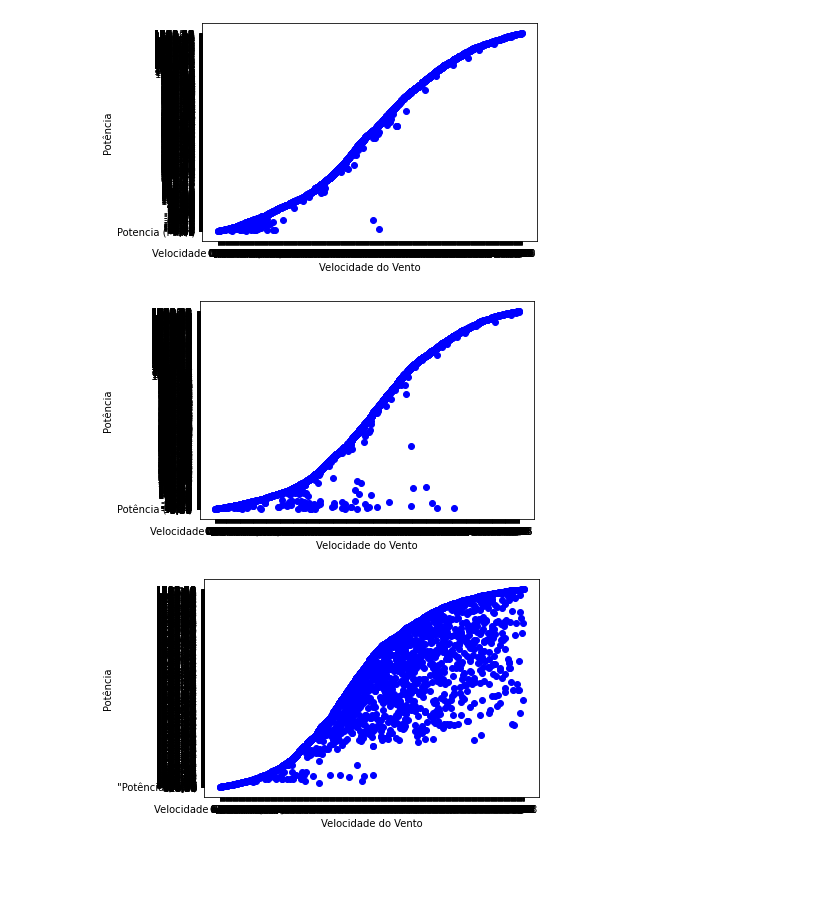
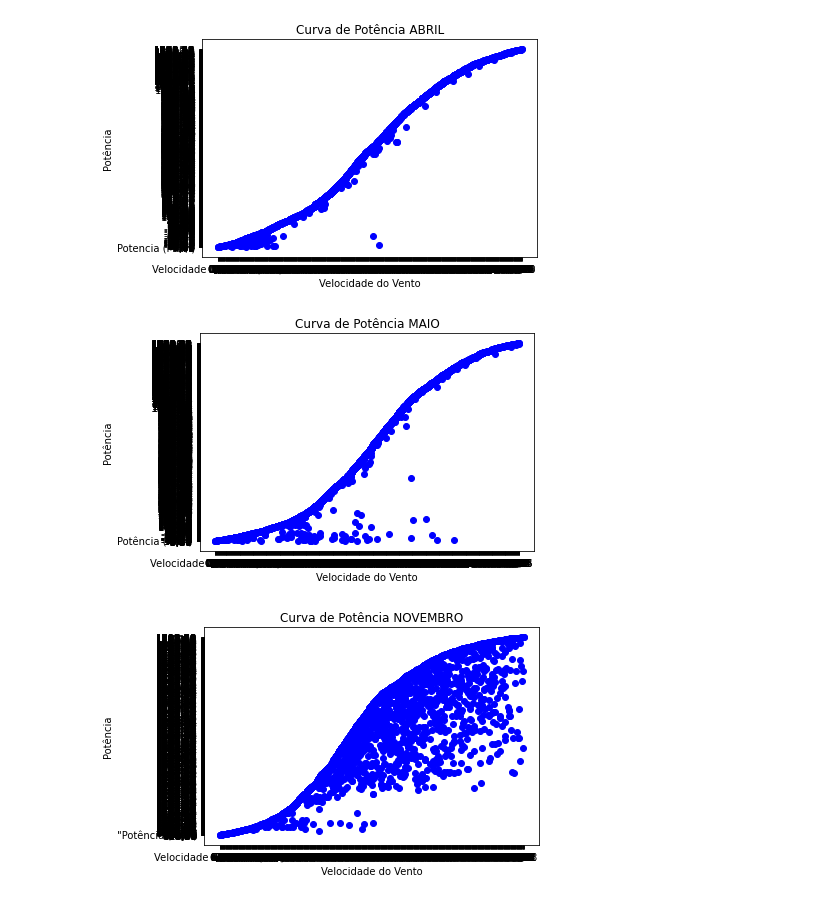
Before and after one commit to annaelizabethpsantos/LogAp_desafio, a Jupyter notebook: Plotagem_dos_datasets.ipynb, the cells around one changed output. Saved outputs shown, nothing was run; the diff lists cells and outputs as text; code cells hidden in the pictures; blank space fills up the shorter version.

```diff
--- a/Plotagem_dos_datasets.ipynb
+++ b/Plotagem_dos_datasets.ipynb
@@ -3,28 +3,28 @@
 # %%
 #ler o arquivo CSV e plotar
 
 import matplotlib.pyplot as plt
 import pandas as pd
 import csv
 
 csvfile = open('/content/Abr-2017-curva-potencia-windbox.csv', 'r')
 #spamreader = csv.reader(csvfile, delimiter=';')
 
 x = []
 y = []
 
 for line in csvfile:
   line = line.strip()
   X, Y = line.split(';')
   x.append(X)
   y.append(Y)
-
+plt.title('Curva de Potência ABRIL')
 plt.scatter(x, y, color='blue')
 plt.xlabel("Velocidade do Vento")
 plt.ylabel("Potência")
 plt.show()
 # %% [output]
-[figure, old version]
+[figure, new version]
 # %%
 #ler o arquivo CSV e plotar
 
@@ -43,13 +43,13 @@ for line in csvfile:
   X, Y = line.split(';')
   x.append(X)
   y.append(Y)
-
+plt.title('Curva de Potência MAIO')
 plt.scatter(x, y, color='blue')
 plt.xlabel("Velocidade do Vento")
 plt.ylabel("Potência")
 plt.show()
 # %% [output]
-[figure, old version]
+[figure, new version]
 # %%
 #ler o arquivo CSV e plotar
 
@@ -68,10 +68,10 @@ for line in csvfile:
   X, Y = line.split(';')
   x.append(X)
   y.append(Y)
-
+plt.title('Curva de Potência NOVEMBRO')
 plt.scatter(x, y, color='blue')
 plt.xlabel("Velocidade do Vento")
 plt.ylabel("Potência")
 plt.show()
 # %% [output]
-[figure, old version]
+[figure, new version]
```
